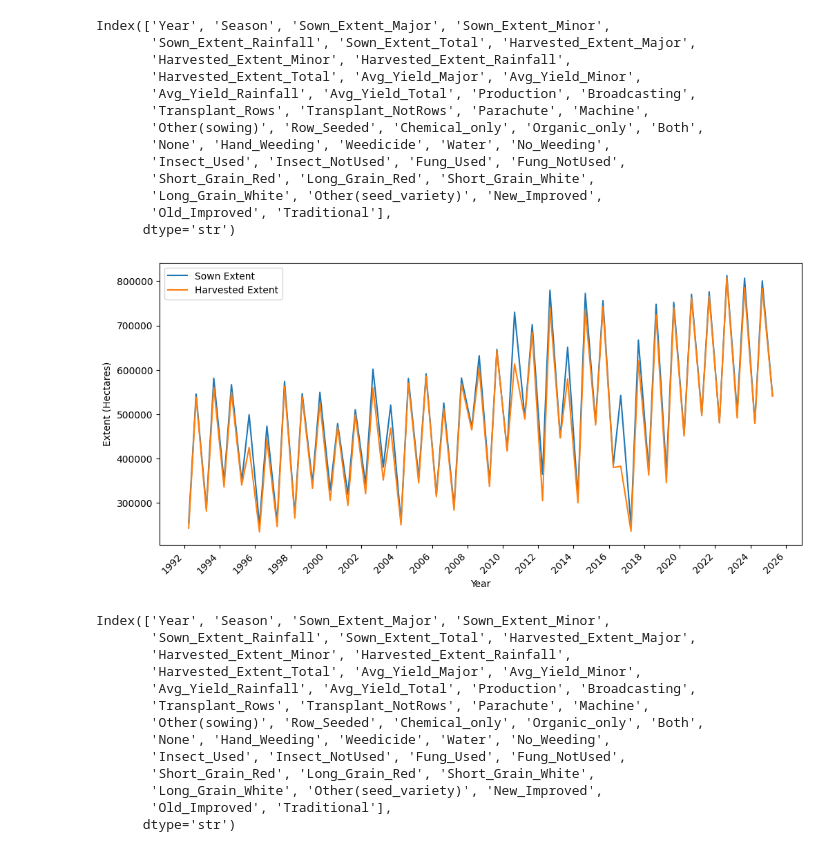
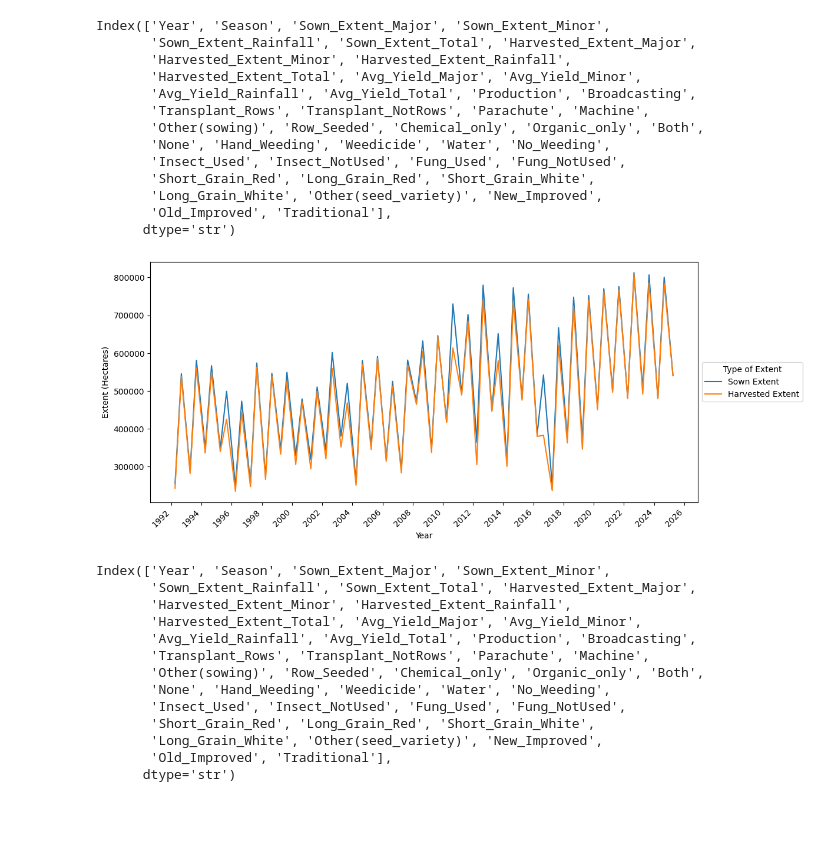
Before and after one commit to AchiniWathsala/Forecasting_Paddy_Production, a Jupyter notebook: paddy_production.ipynb, the cells around one changed output. Cells and saved outputs as stored; diff of their text form; code cells hidden in the pictures; blank space fills up the shorter version.

```diff
--- a/paddy_production.ipynb
+++ b/paddy_production.ipynb
@@ -620,20 +620,21 @@ Index(['Year', 'Season', 'Sown_Extent_Major', 'Sown_Extent_Minor',
 # %%
 import matplotlib.dates as mdates
 
 ax = df2[['Sown_Extent_Total','Harvested_Extent_Total']].plot(figsize=(12,6))
 
 ax.xaxis.set_major_locator(mdates.YearLocator(2))       # tick every year
 ax.xaxis.set_major_formatter(mdates.DateFormatter('%Y'))  # show only year
 
 plt.xticks(rotation=45)
 plt.xlabel("Year")
 plt.ylabel("Extent (Hectares)")
 
-plt.legend(["Sown Extent","Harvested Extent"])
+plt.legend(["Sown Extent","Harvested Extent"], title="Type of Extent",loc="center left",
+           bbox_to_anchor=(1, 0.5))
 
 plt.show()
 # %% [output]
-[figure, old version]
+[figure, new version]
 # %%
 df.columns
 # %% [output]
```
Also changed, not shown: parts of 15 cells of this notebook, 1 other file.
